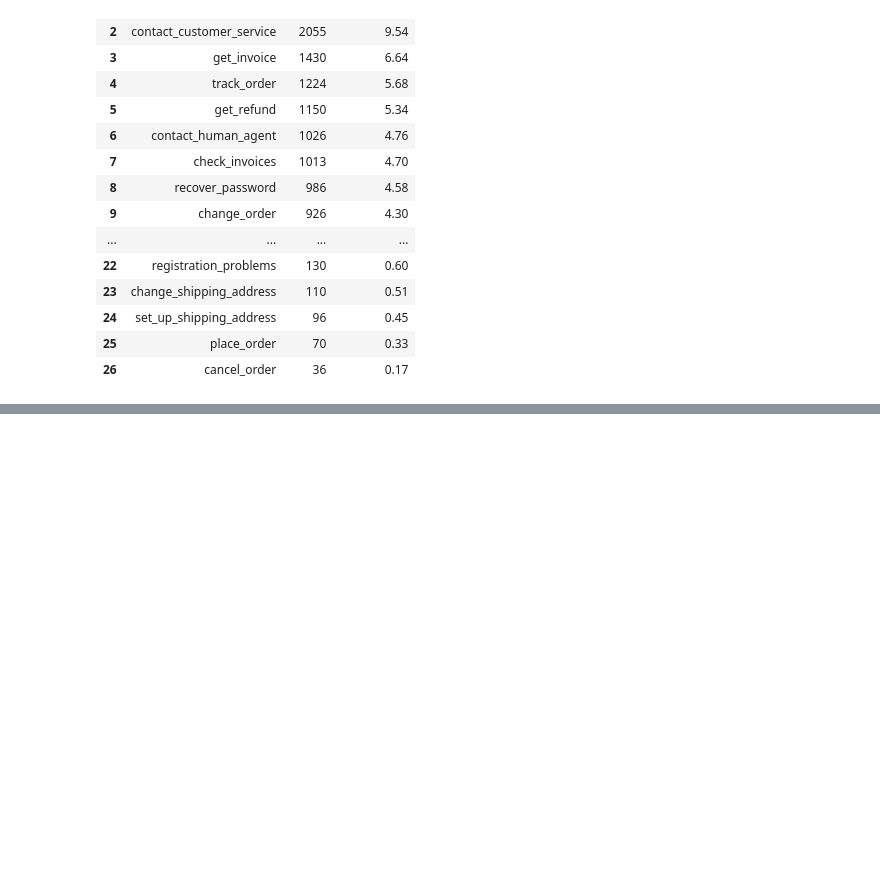
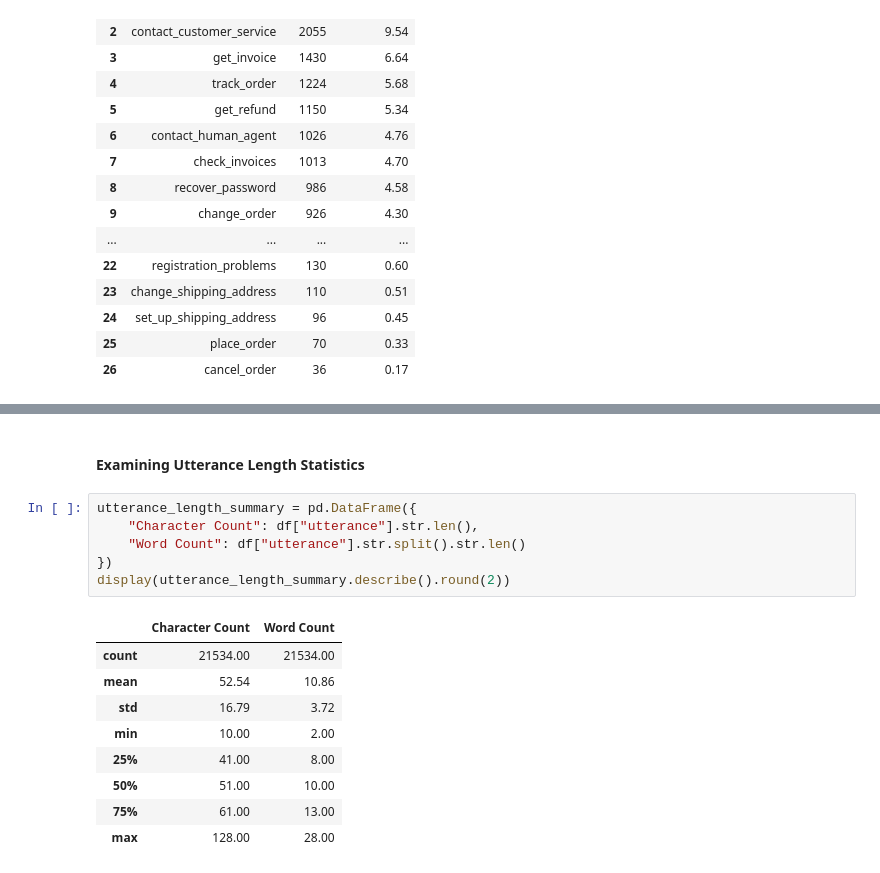
Before and after one commit to TejasMJ/Customer-Support-Intent-Intelligence, a Jupyter notebook: notebooks/01_data_understanding.ipynb, the cells around one changed output, grey strips where cells are left out. Cells and saved outputs as stored; diff of their text form; blank space fills up the shorter version.

Commit message:
Data Understanding completed

```diff
--- a/notebooks/01_data_understanding.ipynb
+++ b/notebooks/01_data_understanding.ipynb
@@ -124,0 +249,18 @@ display(intent_distribution)
+# %% [markdown]
+#### Examining Utterance Length Statistics
+# %%
+utterance_length_summary = pd.DataFrame({
+    "Character Count": df["utterance"].str.len(),
+    "Word Count": df["utterance"].str.split().str.len()
+})
+display(utterance_length_summary.describe().round(2))
+# %% [output]
+|  | Character Count | Word Count |
+| count | 21534.00 | 21534.00 |
+| mean | 52.54 | 10.86 |
+| std | 16.79 | 3.72 |
+| min | 10.00 | 2.00 |
+| 25% | 41.00 | 8.00 |
+| 50% | 51.00 | 10.00 |
+| 75% | 61.00 | 13.00 |
+| max | 128.00 | 28.00 |
```
Also changed, not shown: parts of 23 cells of this notebook.
